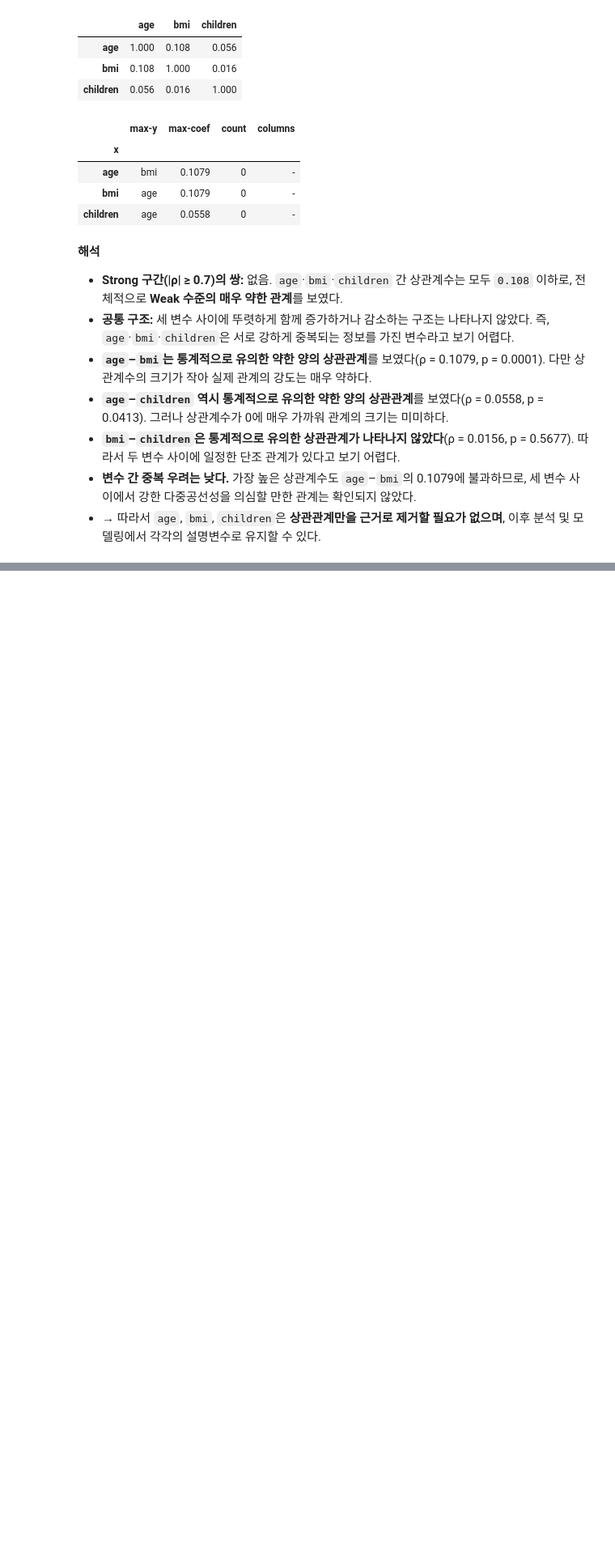
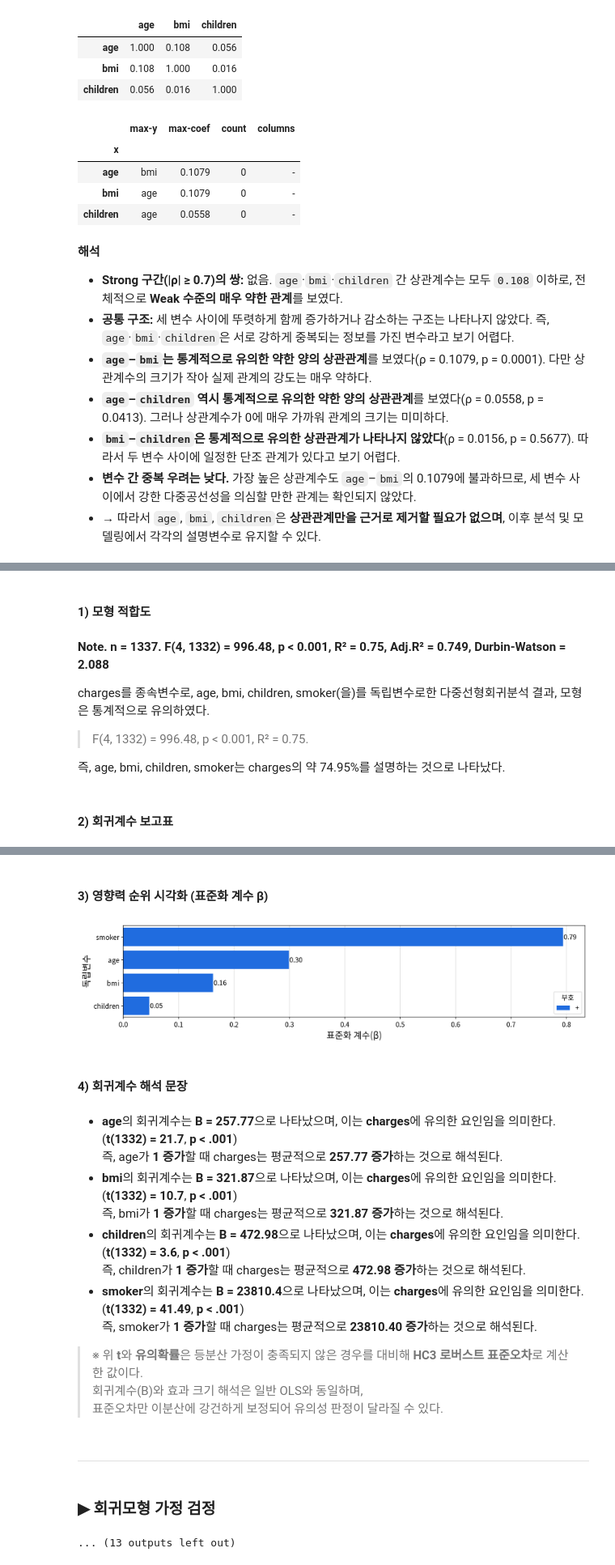
Before and after one commit to jihye-23/Data-Analysis-Portfolio, a Jupyter notebook: 02_[선형회귀]_보험료_결정요인/Insurance 보험료 분석.ipynb, the cells around one changed output, grey strips where cells are left out. Shown at 81% size. Drawn from its saved outputs; the diff is of its cells as text; code cells hidden in the pictures; blank space fills up the shorter version.

```diff
--- a/02_[선형회귀]_보험료_결정요인/Insurance 보험료 분석.ipynb
+++ b/02_[선형회귀]_보험료_결정요인/Insurance 보험료 분석.ipynb
@@ -818,0 +1000,3 @@ my_stats.correlation_summary(corr)
+# %%
+my_ols.report_model(final_fit)
+# %% [output]
@@ -818,0 +1005,9 @@ my_stats.correlation_summary(corr)
+#### 1) 모형 적합도
+**Note. n = 1337. F(4, 1332) = 996.48, p < 0.001, R² = 0.75, Adj.R² = 0.749, Durbin-Watson = 2.088**
+
+charges를 종속변수로, age, bmi, children, smoker(을)를 독립변수로한 다중선형회귀분석 결과, 모형은 통계적으로 유의하였다.
+
+> F(4, 1332) = 996.48, p < 0.001, R² = 0.75.
+
+즉, age, bmi, children, smoker는 charges의 약 74.95%를 설명하는 것으로 나타났다.
+#### 2) 회귀계수 보고표
@@ -818,0 +1019,18 @@ my_stats.correlation_summary(corr)
+#### 3) 영향력 순위 시각화 (표준화 계수 β)
+[figure, added]
+#### 4) 회귀계수 해석 문장
+- **age**의 회귀계수는 **B = 257.77**으로 나타났으며, 이는 **charges**에 유의한 요인임을 의미한다. (**t(1332) = 21.7**, **p < .001**)
+즉, age가 **1 증가**할 때 charges는 평균적으로 **257.77 증가**하는 것으로 해석된다.
+- **bmi**의 회귀계수는 **B = 321.87**으로 나타났으며, 이는 **charges**에 유의한 요인임을 의미한다. (**t(1332) = 10.7**, **p < .001**)
+즉, bmi가 **1 증가**할 때 charges는 평균적으로 **321.87 증가**하는 것으로 해석된다.
+- **children**의 회귀계수는 **B = 472.98**으로 나타났으며, 이는 **charges**에 유의한 요인임을 의미한다. (**t(1332) = 3.6**, **p < .001**)
+즉, children가 **1 증가**할 때 charges는 평균적으로 **472.98 증가**하는 것으로 해석된다.
+- **smoker**의 회귀계수는 **B = 23810.4**으로 나타났으며, 이는 **charges**에 유의한 요인임을 의미한다. (**t(1332) = 41.49**, **p < .001**)
+즉, smoker가 **1 증가**할 때 charges는 평균적으로 **23810.40 증가**하는 것으로 해석된다.
+
+> ※ 위 **t**와 **유의확률**은 등분산 가정이 충족되지 않은 경우를 대비해 **HC3 로버스트 표준오차**로 계산한 값이다.
+회귀계수(B)와 효과 크기 해석은 일반 OLS와 동일하며,
+표준오차만 이분산에 강건하게 보정되어 유의성 판정이 달라질 수 있다.
+---
+### ▶︎ 회귀모형 가정 검정
+... (13 outputs left out)
```
Also changed, not shown: parts of 36 cells of this notebook.
